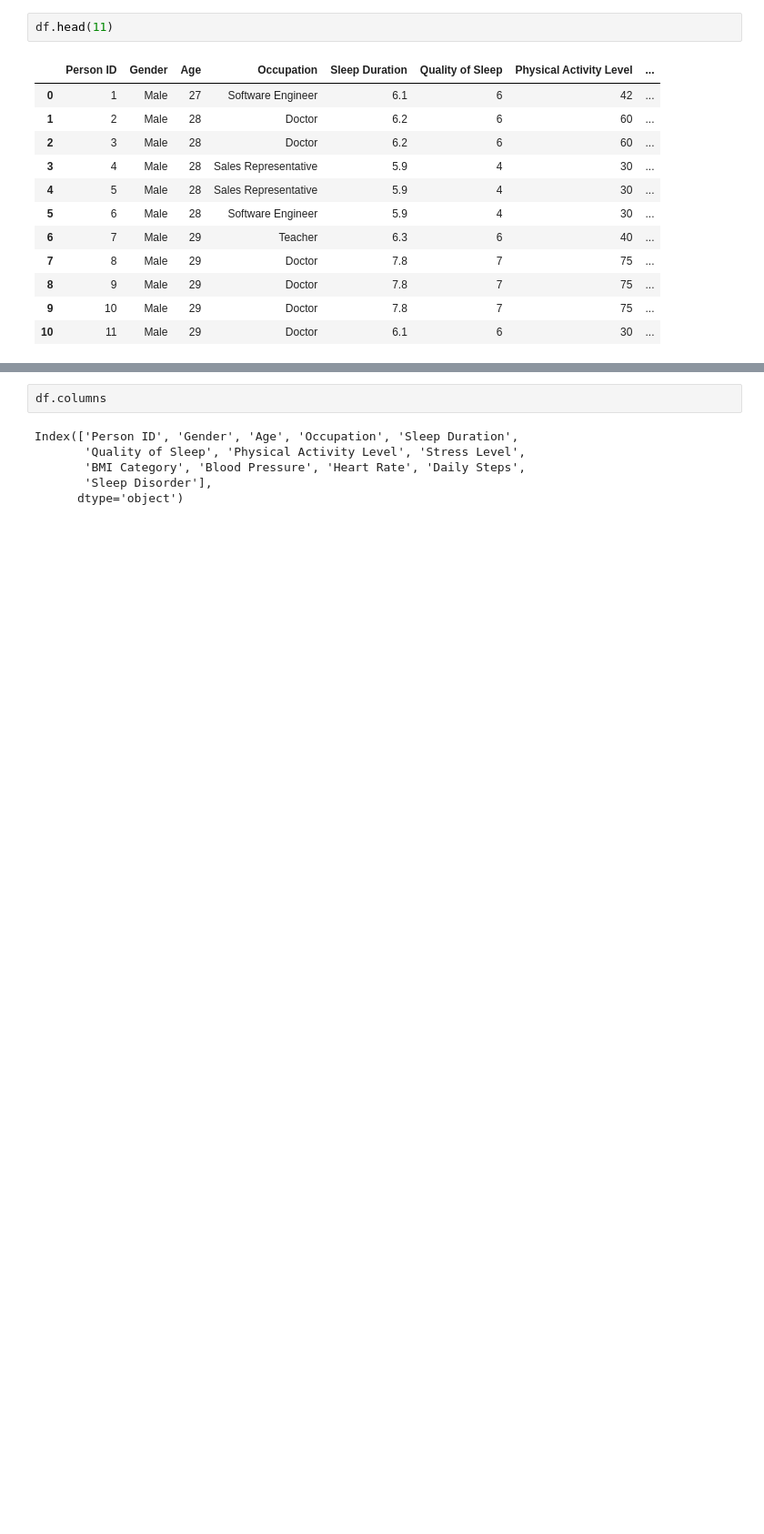
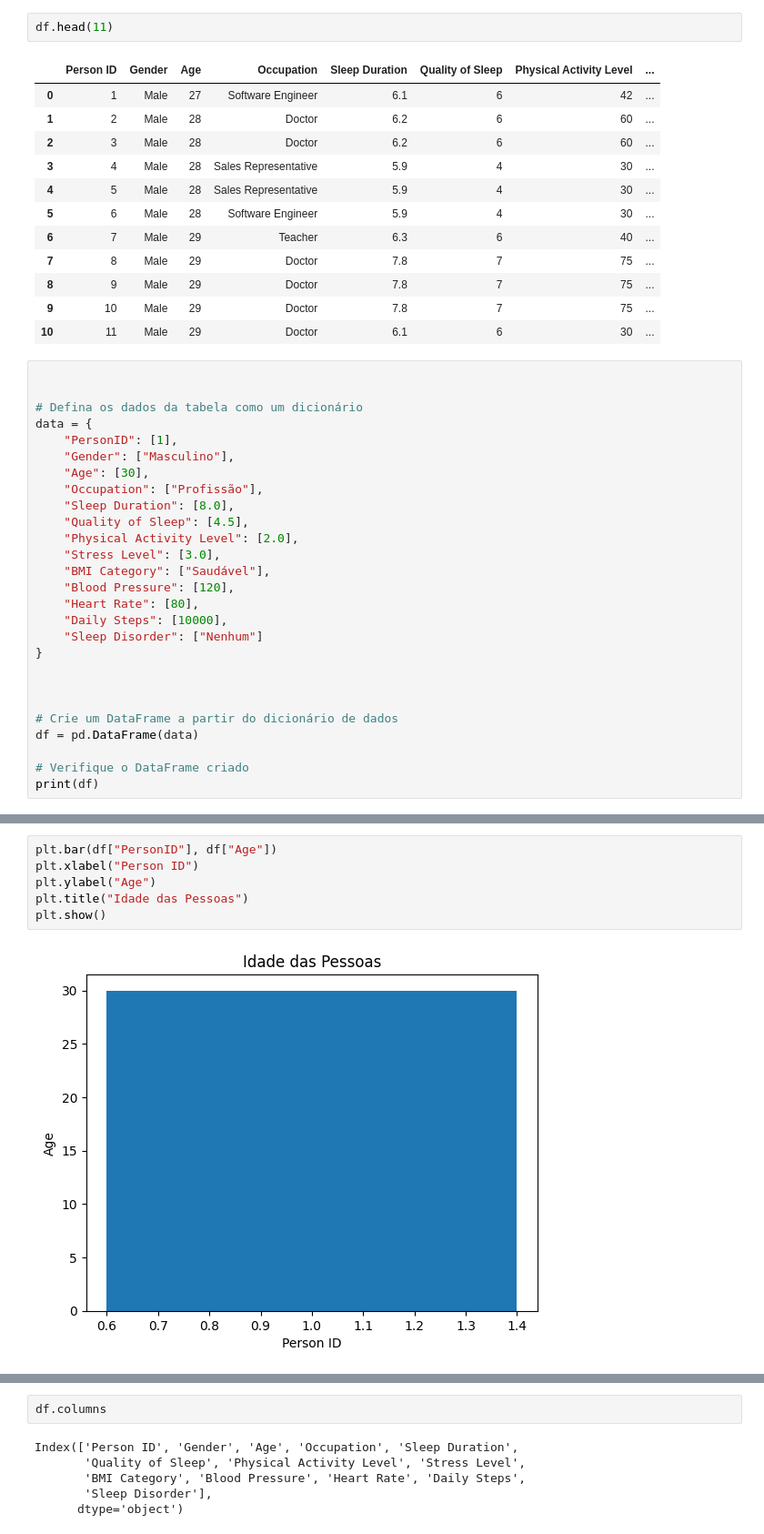
Before and after one commit to reprograma/on26-python-s13-projeto-guiado-II, a Jupyter notebook: exercicios/para-casa/projeto_guiado.ipynb, the cells around one changed output, grey strips where cells are left out. Shown at 91% size. Drawn from its saved outputs; the diff is of its cells as text; blank space fills up the shorter version.

```diff
--- a/exercicios/para-casa/projeto_guiado.ipynb
+++ b/exercicios/para-casa/projeto_guiado.ipynb
@@ -100,3 +103,30 @@ df.head(11)
 | 8 | 9 | Male | 29 | Doctor | 7.8 | 7 | 75 | ... |
 | 9 | 10 | Male | 29 | Doctor | 7.8 | 7 | 75 | ... |
 | 10 | 11 | Male | 29 | Doctor | 6.1 | 6 | 30 | ... |
+# %%
+
+
+# Defina os dados da tabela como um dicionário
+data = {
+    "PersonID": [1],
+    "Gender": ["Masculino"],
+    "Age": [30],
+    "Occupation": ["Profissão"],
+    "Sleep Duration": [8.0],
+    "Quality of Sleep": [4.5],
+    "Physical Activity Level": [2.0],
+    "Stress Level": [3.0],
+    "BMI Category": ["Saudável"],
+    "Blood Pressure": [120],
+    "Heart Rate": [80],
+    "Daily Steps": [10000],
+    "Sleep Disorder": ["Nenhum"]
+}
+
+
+
+# Crie um DataFrame a partir do dicionário de dados
+df = pd.DataFrame(data)
+
+# Verifique o DataFrame criado
+print(df)
@@ -102,0 +142,8 @@ df.head(11)
+# %%
+plt.bar(df["PersonID"], df["Age"])
+plt.xlabel("Person ID")
+plt.ylabel("Age")
+plt.title("Idade das Pessoas")
+plt.show()
+# %% [output]
+[figure, added]
```
Also changed, not shown: parts of 11 cells of this notebook, 9 other files.
